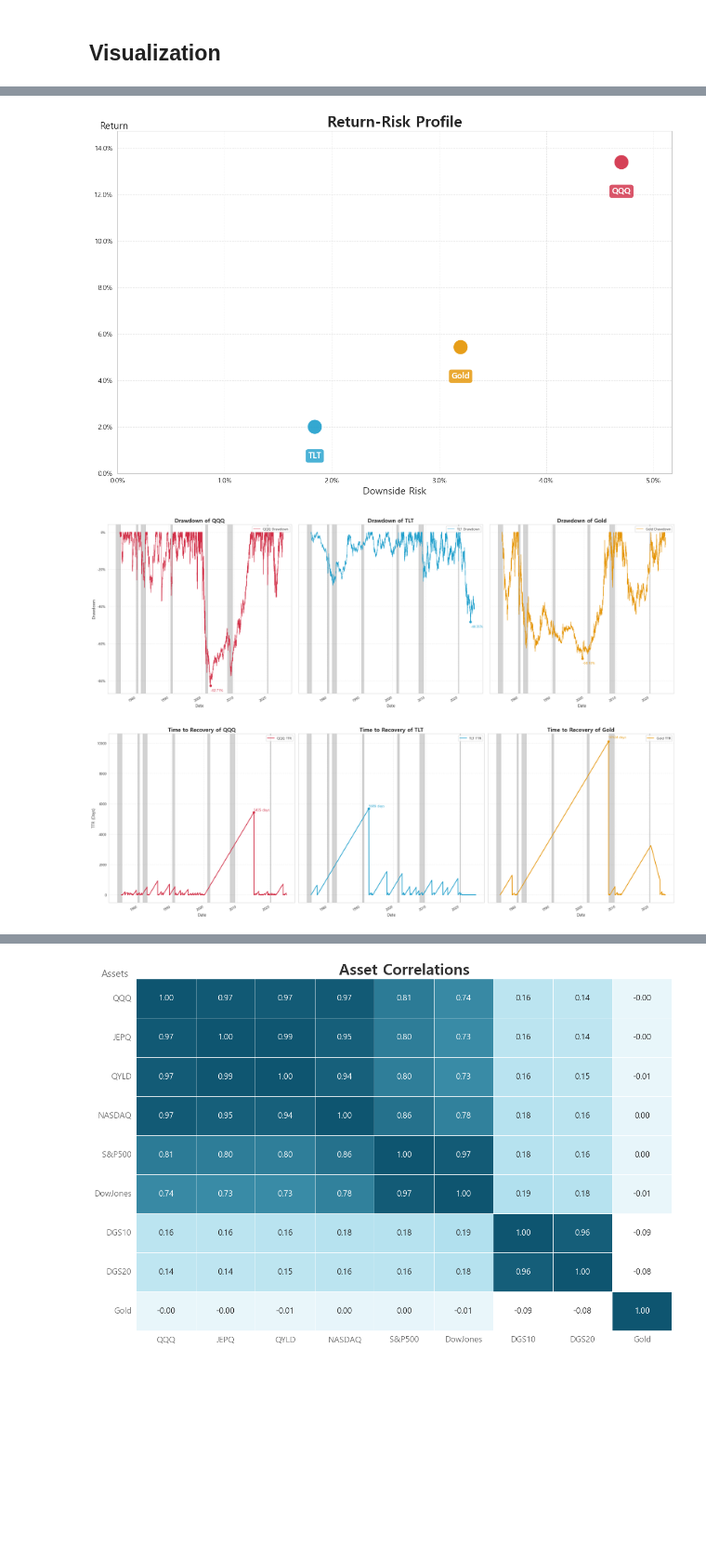
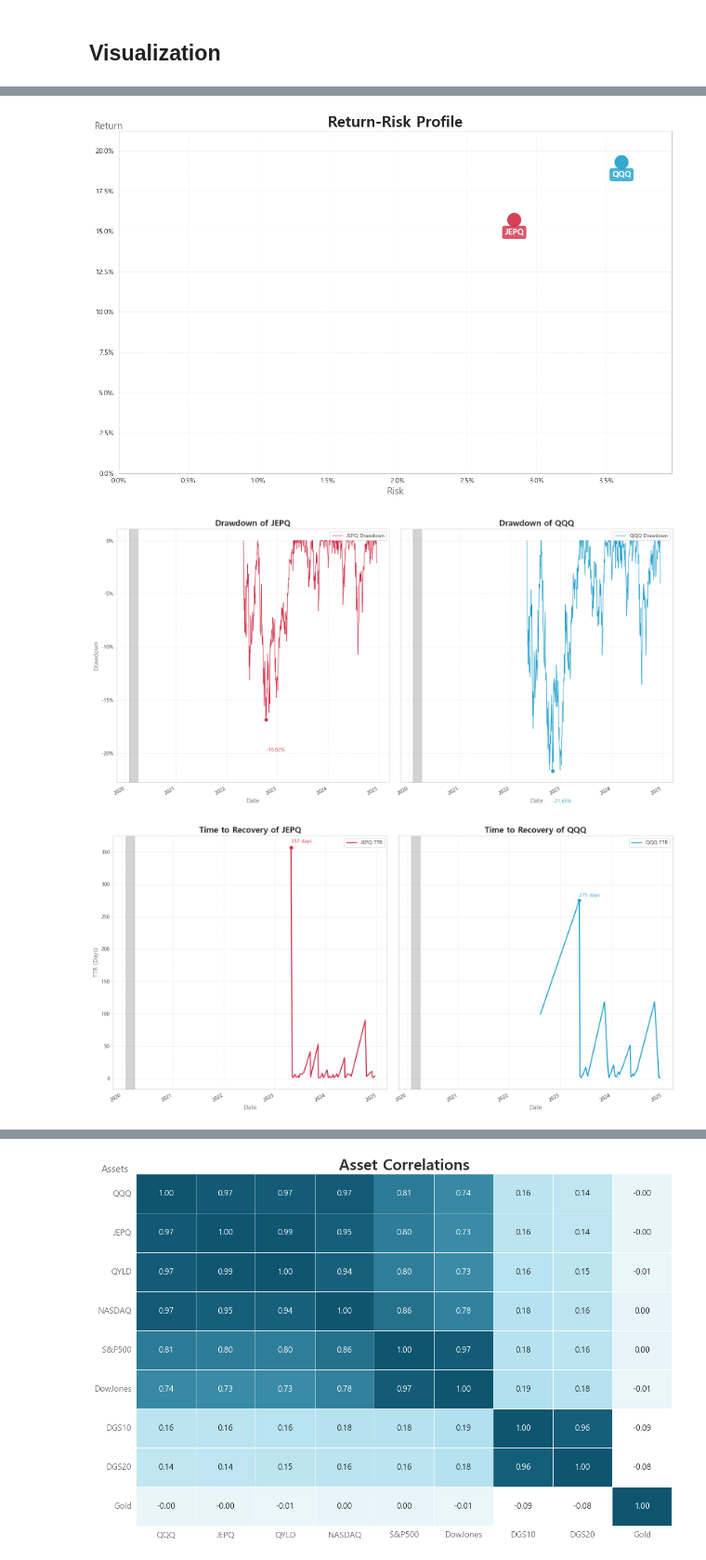
Before and after one commit to sdjhs0327/ws_fn, a Jupyter notebook: contents/00_01_Anal_One_JEPQ.ipynb, the cells around one changed output, grey strips where cells are left out. Shown at 93% size. Cells and saved outputs as stored; diff of their text form; code cells hidden in the pictures; blank space fills up the shorter version.

```diff
--- a/contents/00_01_Anal_One_JEPQ.ipynb
+++ b/contents/00_01_Anal_One_JEPQ.ipynb
@@ -116,9 +116,11 @@ highlight_periods = [(shock_cases['1차오일쇼크_t0'], shock_cases['1차오
                      (shock_cases['닷컴버블_t0'], shock_cases['닷컴버블_t1']),
                      (shock_cases['금융위기_t0'], shock_cases['금융위기_t1']),
                      (shock_cases['코로나_t0'], shock_cases['코로나_t1'])]
+
+highlight_periods_sp = [(shock_cases['코로나_t0'], shock_cases['코로나_t1'])]
 # %% [markdown]
 ## Visualization
 # %%
-## assets = ['JEPQ', 'QQQ']
-assets = ['QQQ', 'TLT', 'Gold']
+assets = ['JEPQ', 'QQQ']
+## assets = ['QQQ', 'TLT', 'Gold']
 # %%
@@ -136,15 +146,15 @@ gm.asset_histogram_merged_plot(df_imp.pct_change(), assets, colors=[mycolors['co
 # %%
-return_risk_df = anal_funcs.get_Vol_report(df_imp[assets], method='a', rf=0)
-gm.return_risk_profile_plot(return_risk_df, assets, colors=[mycolors['color_norm'], mycolors['color_cont'], mycolors['color_sub']])
+return_risk_df = anal_funcs.get_Vol_report(df_cut[assets], method='a', rf=0)
+gm.return_risk_profile_plot(return_risk_df, assets, colors=[mycolors['color_norm'], mycolors['color_cont']])
 # %% [output]
-[figure, old version]
+[figure, new version]
 # %%
-gm.drawdown_plot(df_imp, assets, colors=[mycolors['color_norm'], mycolors['color_cont'], mycolors['color_sub']])
+gm.drawdown_plot(df_cut, assets, colors=[mycolors['color_norm'], mycolors['color_cont'], mycolors['color_sub']], highlight_periods=highlight_periods_sp)
 # %% [output]
-[figure, old version]
+[figure, new version]
 # %%
-ttr_df = myfuncs.get_ttr_df(df_imp, assets)
-gm.ttr_plot(ttr_df, assets, highlight_periods=highlight_periods, colors=[mycolors['color_norm'], mycolors['color_cont'], mycolors['color_sub']])
+ttr_df = myfuncs.get_ttr_df(df_cut, assets)
+gm.ttr_plot(ttr_df, assets, highlight_periods=highlight_periods_sp, colors=[mycolors['color_norm'], mycolors['color_cont'], mycolors['color_sub']])
 # %% [output]
-[figure, old version]
+[figure, new version]
 # %%
```
Also changed, not shown: parts of 6 cells of this notebook, 6 other files.
